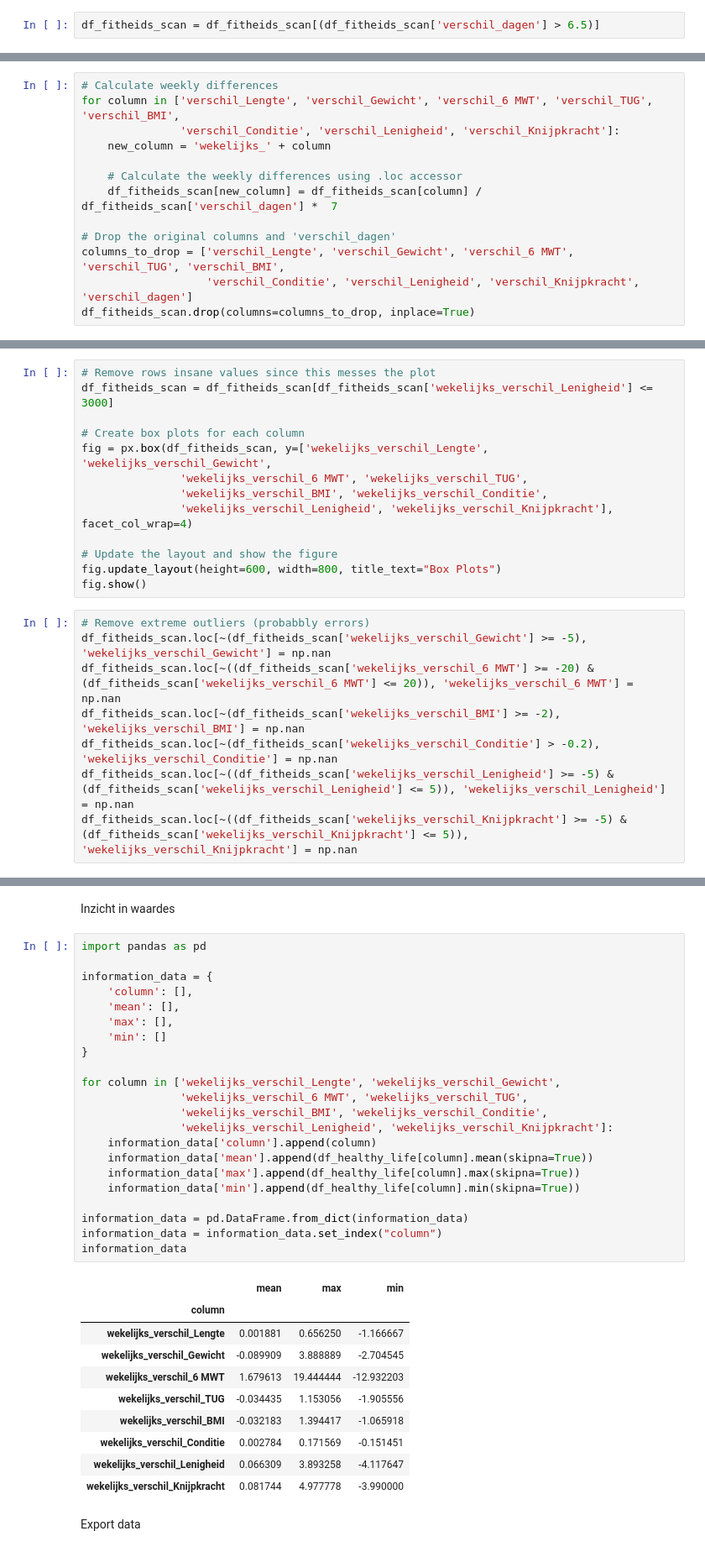
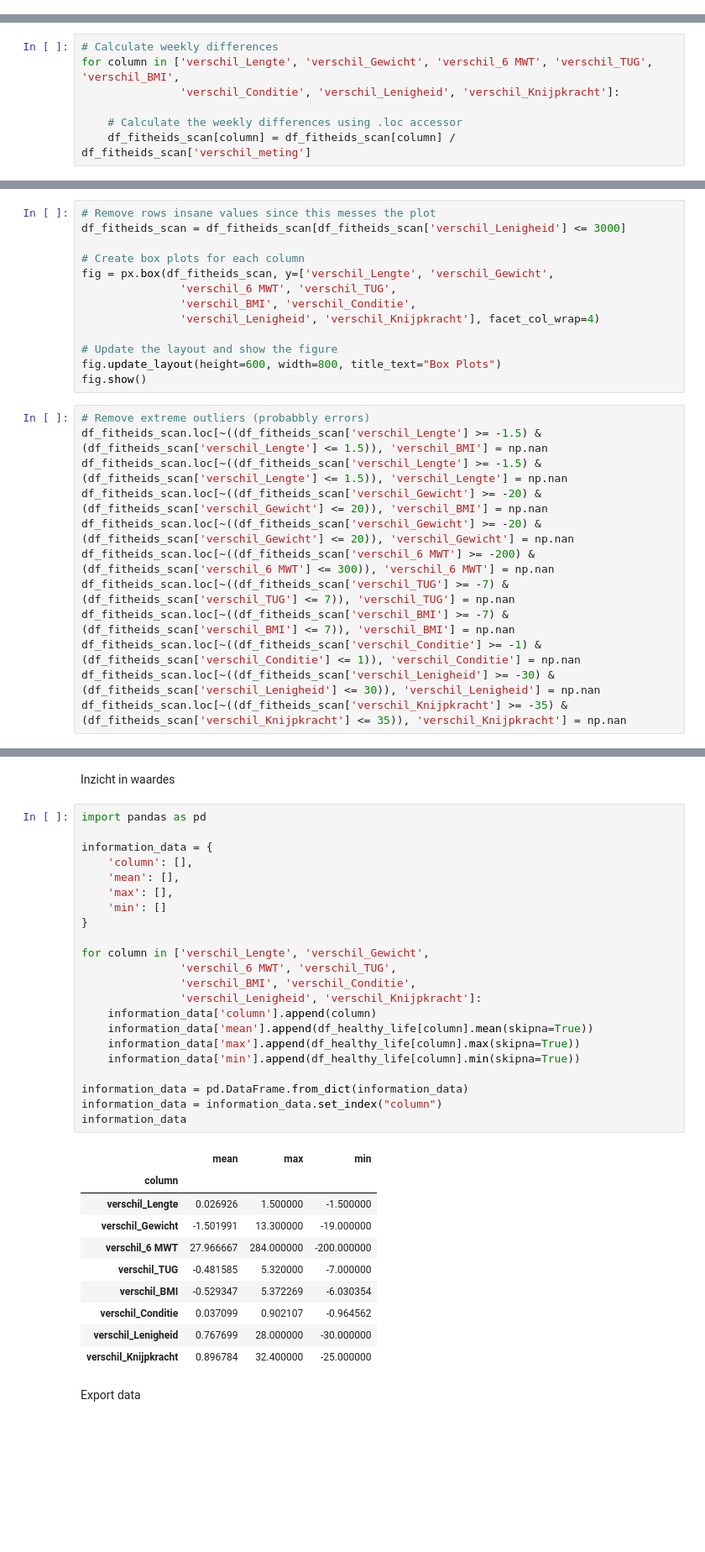
Before and after one commit to Siverty/BD-04-Zuyd_Hogeschool_2023, a Jupyter notebook: 1. Preparatie Healthylife.ipynb, the cells around one changed output, grey strips where cells are left out. Shown at 84% size. Drawn from its saved outputs; the diff is of its cells as text; blank space fills up the shorter version.

```diff
--- a/1. Preparatie Healthylife.ipynb
+++ b/1. Preparatie Healthylife.ipynb
@@ -274,5 +279,3 @@ Drop incorrect data
-# %%
-df_fitheids_scan = df_fitheids_scan[(df_fitheids_scan['verschil_dagen'] > 6.5)]
 # %% [markdown]
 Get weekly difference
 # %%
@@ -287,12 +289,6 @@ Index(['DeelnemerID', 'Datum', '#meting', 'verschil_Lengte',
 # Calculate weekly differences
 for column in ['verschil_Lengte', 'verschil_Gewicht', 'verschil_6 MWT', 'verschil_TUG', 'verschil_BMI',
                'verschil_Conditie', 'verschil_Lenigheid', 'verschil_Knijpkracht']:
-    new_column = 'wekelijks_' + column
 
     # Calculate the weekly differences using .loc accessor
-    df_fitheids_scan[new_column] = df_fitheids_scan[column] / df_fitheids_scan['verschil_dagen'] *  7
-
-# Drop the original columns and 'verschil_dagen'
-columns_to_drop = ['verschil_Lengte', 'verschil_Gewicht', 'verschil_6 MWT', 'verschil_TUG', 'verschil_BMI',
-                   'verschil_Conditie', 'verschil_Lenigheid', 'verschil_Knijpkracht', 'verschil_dagen']
-df_fitheids_scan.drop(columns=columns_to_drop, inplace=True)
+    df_fitheids_scan[column] = df_fitheids_scan[column] / df_fitheids_scan['verschil_meting']
@@ -318,25 +296,29 @@ See the caveats in the documentation: https://pandas.pydata.org/pandas-docs/stab
 Identify outliers
 # %%
 # Remove rows insane values since this messes the plot
-df_fitheids_scan = df_fitheids_scan[df_fitheids_scan['wekelijks_verschil_Lenigheid'] <= 3000]
+df_fitheids_scan = df_fitheids_scan[df_fitheids_scan['verschil_Lenigheid'] <= 3000]
 
 # Create box plots for each column
-fig = px.box(df_fitheids_scan, y=['wekelijks_verschil_Lengte', 'wekelijks_verschil_Gewicht',
-               'wekelijks_verschil_6 MWT', 'wekelijks_verschil_TUG',
-               'wekelijks_verschil_BMI', 'wekelijks_verschil_Conditie',
-               'wekelijks_verschil_Lenigheid', 'wekelijks_verschil_Knijpkracht'], facet_col_wrap=4)
+fig = px.box(df_fitheids_scan, y=['verschil_Lengte', 'verschil_Gewicht',
+               'verschil_6 MWT', 'verschil_TUG',
+               'verschil_BMI', 'verschil_Conditie',
+               'verschil_Lenigheid', 'verschil_Knijpkracht'], facet_col_wrap=4)
 
 # Update the layout and show the figure
 fig.update_layout(height=600, width=800, title_text="Box Plots")
 fig.show()
 # %%
 # Remove extreme outliers (probabbly errors)
-df_fitheids_scan.loc[~(df_fitheids_scan['wekelijks_verschil_Gewicht'] >= -5), 'wekelijks_verschil_Gewicht'] = np.nan
-df_fitheids_scan.loc[~((df_fitheids_scan['wekelijks_verschil_6 MWT'] >= -20) & (df_fitheids_scan['wekelijks_verschil_6 MWT'] <= 20)), 'wekelijks_verschil_6 MWT'] = np.nan
-df_fitheids_scan.loc[~(df_fitheids_scan['wekelijks_verschil_BMI'] >= -2), 'wekelijks_verschil_BMI'] = np.nan
-df_fitheids_scan.loc[~(df_fitheids_scan['wekelijks_verschil_Conditie'] > -0.2), 'wekelijks_verschil_Conditie'] = np.nan
-df_fitheids_scan.loc[~((df_fitheids_scan['wekelijks_verschil_Lenigheid'] >= -5) & (df_fitheids_scan['wekelijks_verschil_Lenigheid'] <= 5)), 'wekelijks_verschil_Lenigheid'] = np.nan
-df_fitheids_scan.loc[~((df_fitheids_scan['wekelijks_verschil_Knijpkracht'] >= -5) & (df_fitheids_scan['wekelijks_verschil_Knijpkracht'] <= 5)), 'wekelijks_verschil_Knijpkracht'] = np.nan
+df_fitheids_scan.loc[~((df_fitheids_scan['verschil_Lengte'] >= -1.5) & (df_fitheids_scan['verschil_Lengte'] <= 1.5)), 'verschil_BMI'] = np.nan
+df_fitheids_scan.loc[~((df_fitheids_scan['verschil_Lengte'] >= -1.5) & (df_fitheids_scan['verschil_Lengte'] <= 1.5)), 'verschil_Lengte'] = np.nan
+df_fitheids_scan.loc[~((df_fitheids_scan['verschil_Gewicht'] >= -20) & (df_fitheids_scan['verschil_Gewicht'] <= 20)), 'verschil_BMI'] = np.nan
+df_fitheids_scan.loc[~((df_fitheids_scan['verschil_Gewicht'] >= -20) & (df_fitheids_scan['verschil_Gewicht'] <= 20)), 'verschil_Gewicht'] = np.nan
+df_fitheids_scan.loc[~((df_fitheids_scan['verschil_6 MWT'] >= -200) & (df_fitheids_scan['verschil_6 MWT'] <= 300)), 'verschil_6 MWT'] = np.nan
+df_fitheids_scan.loc[~((df_fitheids_scan['verschil_TUG'] >= -7) & (df_fitheids_scan['verschil_TUG'] <= 7)), 'verschil_TUG'] = np.nan
+df_fitheids_scan.loc[~((df_fitheids_scan['verschil_BMI'] >= -7) & (df_fitheids_scan['verschil_BMI'] <= 7)), 'verschil_BMI'] = np.nan
+df_fitheids_scan.loc[~((df_fitheids_scan['verschil_Conditie'] >= -1) & (df_fitheids_scan['verschil_Conditie'] <= 1)), 'verschil_Conditie'] = np.nan
+df_fitheids_scan.loc[~((df_fitheids_scan['verschil_Lenigheid'] >= -30) & (df_fitheids_scan['verschil_Lenigheid'] <= 30)), 'verschil_Lenigheid'] = np.nan
+df_fitheids_scan.loc[~((df_fitheids_scan['verschil_Knijpkracht'] >= -35) & (df_fitheids_scan['verschil_Knijpkracht'] <= 35)), 'verschil_Knijpkracht'] = np.nan
 # %%
 nan_counts = df_fitheids_scan.isna().sum()
 print(nan_counts)
@@ -465,36 +449,36 @@ Inzicht in waardes
 # %%
 import pandas as pd
 
 information_data = {
     'column': [],
     'mean': [],
     'max': [],
     'min': []
 }
 
-for column in ['wekelijks_verschil_Lengte', 'wekelijks_verschil_Gewicht',
-               'wekelijks_verschil_6 MWT', 'wekelijks_verschil_TUG',
-               'wekelijks_verschil_BMI', 'wekelijks_verschil_Conditie',
-               'wekelijks_verschil_Lenigheid', 'wekelijks_verschil_Knijpkracht']:
+for column in ['verschil_Lengte', 'verschil_Gewicht',
+               'verschil_6 MWT', 'verschil_TUG',
+               'verschil_BMI', 'verschil_Conditie',
+               'verschil_Lenigheid', 'verschil_Knijpkracht']:
     information_data['column'].append(column)
     information_data['mean'].append(df_healthy_life[column].mean(skipna=True))
     information_data['max'].append(df_healthy_life[column].max(skipna=True))
     information_data['min'].append(df_healthy_life[column].min(skipna=True))
 
 information_data = pd.DataFrame.from_dict(information_data)
 information_data = information_data.set_index("column")
 information_data
 # %% [output]
 |  | mean | max | min |
 | column |  |  |  |
-| wekelijks_verschil_Lengte | 0.001881 | 0.656250 | -1.166667 |
-| wekelijks_verschil_Gewicht | -0.089909 | 3.888889 | -2.704545 |
-| wekelijks_verschil_6 MWT | 1.679613 | 19.444444 | -12.932203 |
-| wekelijks_verschil_TUG | -0.034435 | 1.153056 | -1.905556 |
-| wekelijks_verschil_BMI | -0.032183 | 1.394417 | -1.065918 |
-| wekelijks_verschil_Conditie | 0.002784 | 0.171569 | -0.151451 |
-| wekelijks_verschil_Lenigheid | 0.066309 | 3.893258 | -4.117647 |
-| wekelijks_verschil_Knijpkracht | 0.081744 | 4.977778 | -3.990000 |
+| verschil_Lengte | 0.026926 | 1.500000 | -1.500000 |
+| verschil_Gewicht | -1.501991 | 13.300000 | -19.000000 |
+| verschil_6 MWT | 27.966667 | 284.000000 | -200.000000 |
+| verschil_TUG | -0.481585 | 5.320000 | -7.000000 |
+| verschil_BMI | -0.529347 | 5.372269 | -6.030354 |
+| verschil_Conditie | 0.037099 | 0.902107 | -0.964562 |
+| verschil_Lenigheid | 0.767699 | 28.000000 | -30.000000 |
+| verschil_Knijpkracht | 0.896784 | 32.400000 | -25.000000 |
 # %% [markdown]
 Export data
 # %%
```
Also changed, not shown: parts of 18 cells of this notebook, 2 other files.
